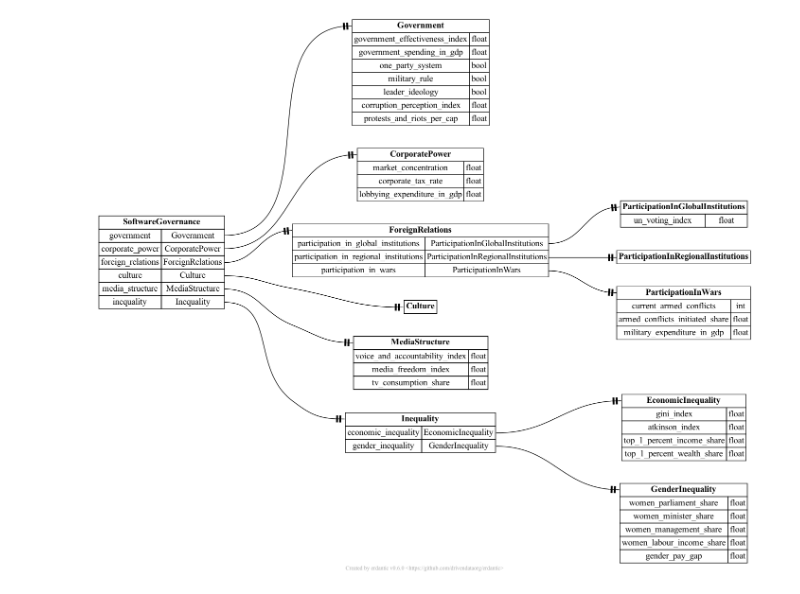
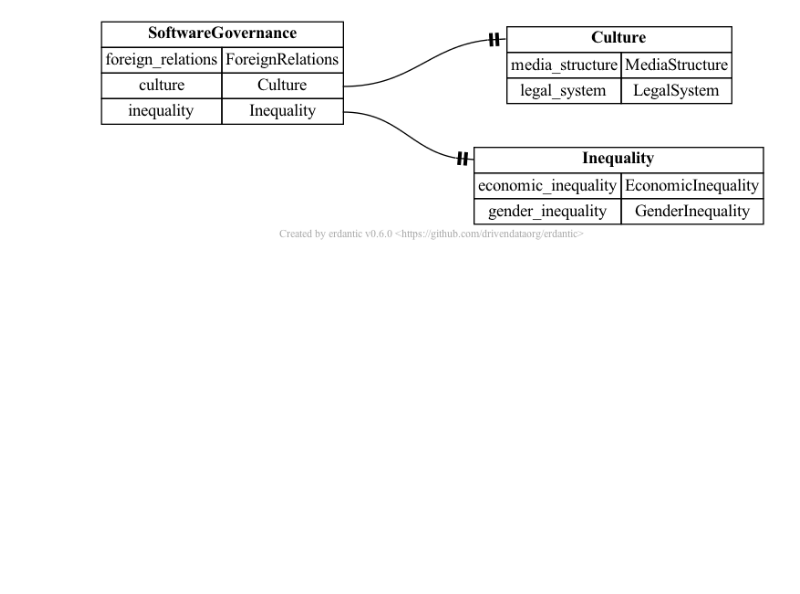
Before and after one commit to saviorand/provisioning-model, a Jupyter notebook: provisioning_model/notebooks/model.ipynb, the cells around one changed output. Drawn from its saved outputs; the diff is of its cells as text; code cells hidden in the pictures; blank space fills up the shorter version.

Commit message:
simplify diagram

```diff
--- a/provisioning_model/notebooks/model.ipynb
+++ b/provisioning_model/notebooks/model.ipynb
@@ -56,31 +149,46 @@ dissipation_diagram
 # %%
-from provisioning_model.model.software_governance.state import Government, CorporatePower
-from provisioning_model.model.software_governance.foreign_relations import ForeignRelations
-from provisioning_model.model.software_governance.culture import Culture
-from provisioning_model.model.software_governance.communication import MediaStructure
-from provisioning_model.model.software_governance.inequality import EconomicInequality, GenderInequality
+# from provisioning_model.model.software_governance.foreign_relations import ForeignRelations
+# from provisioning_model.model.software_governance.culture import MediaStructure, LegalSystem
+# from provisioning_model.model.software_governance.inequality import EconomicInequality, GenderInequality
+
+class ForeignRelations: pass
+
+
+class MediaStructure: pass
+
+
+class LegalSystem: pass
+
+
+class EconomicInequality: pass
+
+
+class GenderInequality: pass
 
 
 @dataclass
 class Inequality:
     economic_inequality: EconomicInequality
     gender_inequality: GenderInequality
 
 
 @dataclass
+class Culture:
+    media_structure: MediaStructure
+    legal_system: LegalSystem
+
+
+@dataclass
 class SoftwareGovernance:
-    government: Government
-    corporate_power: CorporatePower
     foreign_relations: ForeignRelations
     culture: Culture
-    media_structure: MediaStructure
     inequality: Inequality
 
 
 decision_making_diagram = erd.create(SoftwareGovernance)
 decision_making_diagram
 # %% [output]
-[figure, old version]
+[figure, new version]
 # %%
 @dataclass
 class Provisioning:
```
Also changed, not shown: parts of 8 cells of this notebook, 7 other files.
